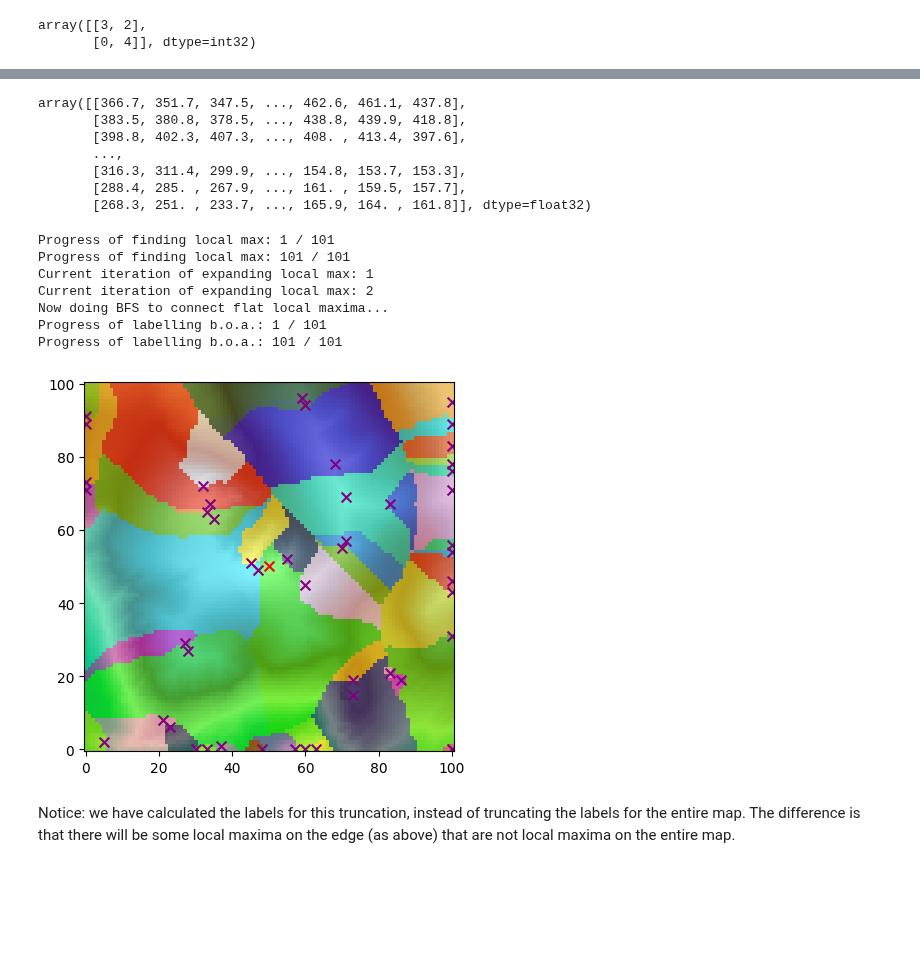
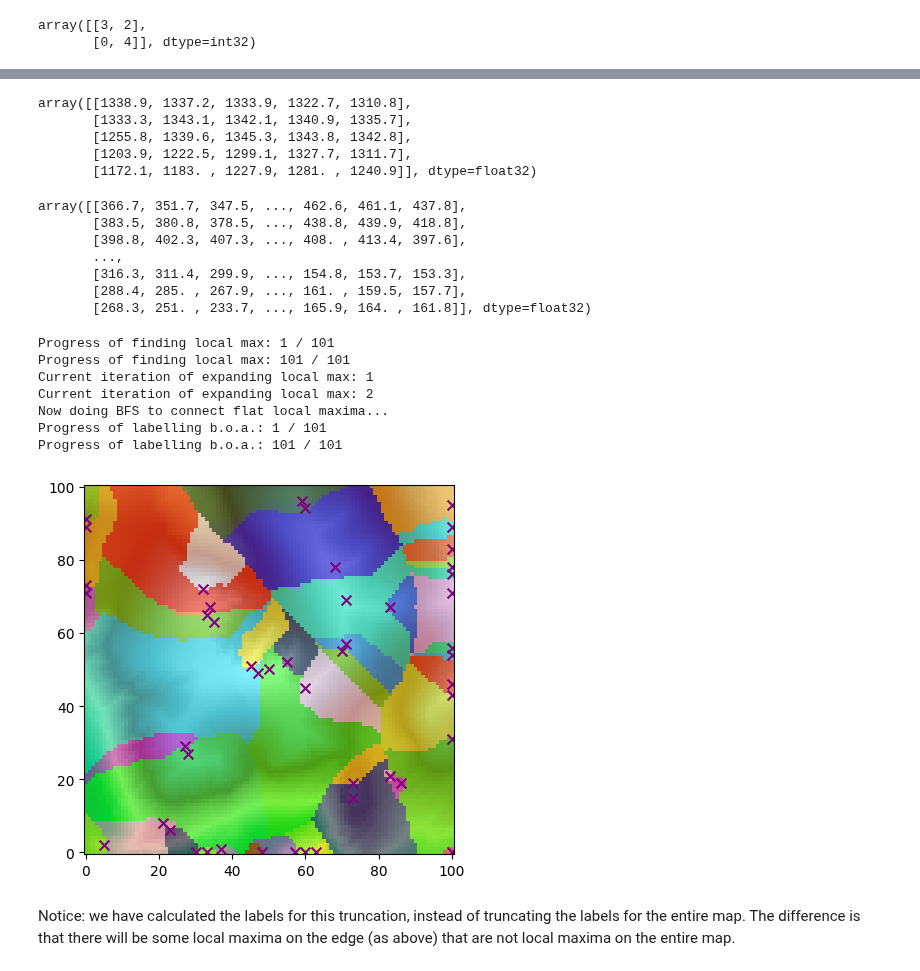
Before and after one commit to CardiacModelling/BenNevisBenchmark, a Jupyter notebook: basin-problem/ipynb/plot-boa.ipynb, the cells around one changed output, grey strips where cells are left out. Saved outputs shown, nothing was run; the diff lists cells and outputs as text; code cells hidden in the pictures; blank space fills up the shorter version.

Commit message:
Update boa plotting

```diff
--- a/basin-problem/ipynb/plot-boa.ipynb
+++ b/basin-problem/ipynb/plot-boa.ipynb
@@ -45,18 +45,15 @@ Let's do the plotting now. We can't plot it on the entire map, so let's introduc
 2. Based on the square name e.g. NY31
 # %%
 
-def get_part(data, size):
+def get_part(data, center, size):
     """
-    Get the the s times s surrounding of the highest point in
-    the 2d matrix data,
+    Get the the s times s surrounding of the centre (a tuple of index)
+    in the 2d matrix data,
     where s = size if size is odd and size+1 if size is even.
     """
-    m, n = data.shape
-    # find the largest entry index in the matrix
-    # this is the index in the flattened 1d array of data
-    max_idx = np.argmax(data)
+    i, j = center
     size //= 2
     # we have to do the maths
-    part = data[max_idx // n - size: max_idx // n +
-                size + 1, max_idx % n - size: max_idx % n + size + 1]
+    part = data[i - size: i + size + 1,
+                j - size: j + size + 1]
     return part
@@ -71,3 +60,14 @@ array([[1338.9, 1337.2, 1333.9, 1322.7, 1310.8],
+# %%
+maxima = np.load('../res/maxima.npy')
+# %%
+center = maxima[0]
+get_part(data, center, 5)
+# %% [output]
+array([[1338.9, 1337.2, 1333.9, 1322.7, 1310.8],
+       [1333.3, 1343.1, 1342.1, 1340.9, 1335.7],
+       [1255.8, 1339.6, 1345.3, 1343.8, 1342.8],
+       [1203.9, 1222.5, 1299.1, 1327.7, 1311.7],
+       [1172.1, 1183. , 1227.9, 1281. , 1240.9]], dtype=float32)
 # %%
 def get_square(square):
     coords, size = nevis.Coords.from_square_with_size(square)
@@ -92,7 +92,7 @@ import random
 vmin = np.min(data)
 vmax = np.max(data)
 
-def plot_label(h, label=None, maxima=None, show_max_num=None, alpha=0.5):
+def plot_label(h, label=None, maxima=None, show_max_num=None, alpha=0.5, seed=12138):
     """
     Plot the label for b.o.a. over the height map.
     h: numpy 2d array for heights
@@ -100,6 +100,7 @@ def plot_label(h, label=None, maxima=None, show_max_num=None, alpha=0.5):
     maxima: numpy 1d array for list of local maxima. Will be calculated if None
     show_max_num: the number of the highest local maxima and their b.o.a to be shown
     alpha: the transparency of the overlay of the b.o.a.
+    seed: used for coloring the b.o.a.
     """
     import matplotlib.pyplot as plt
     import matplotlib.colors
@@ -136,7 +137,7 @@ def plot_label(h, label=None, maxima=None, show_max_num=None, alpha=0.5):
     num_colors = len(np.unique(label))
     cmap = plt.get_cmap('gist_ncar', num_colors)
     indices = list(range(num_colors))
-    random.seed(12138)
+    random.seed(seed)
     random.shuffle(indices)
     cmap_object = matplotlib.colors.ListedColormap([cmap(i) for i in indices])
 
@@ -154,21 +155,22 @@ def plot_label(h, label=None, maxima=None, show_max_num=None, alpha=0.5):
     else:
         x, y = maxima.T
 
-    plt.scatter(y[1:], x[1:], c='purple', s=50, marker='x')
-    plt.scatter(y[:1], x[:1], c='red', s=50, marker='x')
+    plt.scatter(y, x, c='purple', s=50, marker='x')
+    # plt.scatter(y[1:], x[1:], c='purple', s=50, marker='x')
+    # plt.scatter(y[:1], x[:1], c='red', s=50, marker='x')
     plt.show()
     # plt.savefig('out.png')
 # %%
-part = get_part(data, 101)
+part = get_part(data, maxima[0], 101)
 plot_label(part)
 # %% [output]
 Progress of finding local max: 1 / 101
 Progress of finding local max: 101 / 101
 Current iteration of expanding local max: 1
 Current iteration of expanding local max: 2
 Now doing BFS to connect flat local maxima...
 Progress of labelling b.o.a.: 1 / 101
 Progress of labelling b.o.a.: 101 / 101
-[figure, old version]
+[figure, new version]
 # %% [markdown]
 Notice: we have calculated the labels for this truncation, instead of truncating the labels for the entire map. The difference is that there will be some local maxima on the edge (as above) that are not local maxima on the entire map.
```
Also changed, not shown: parts of 2 cells of this notebook, 1 other file.
